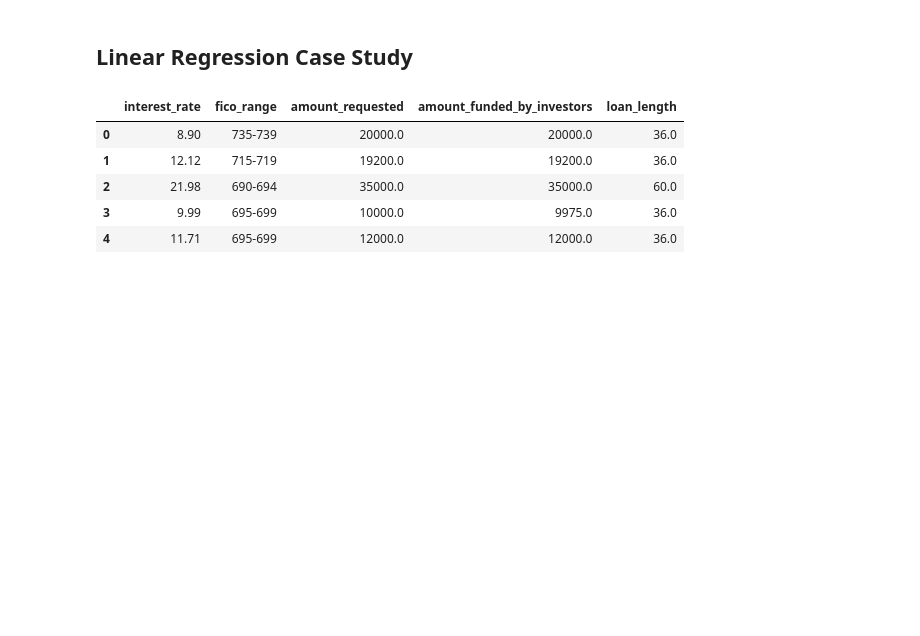
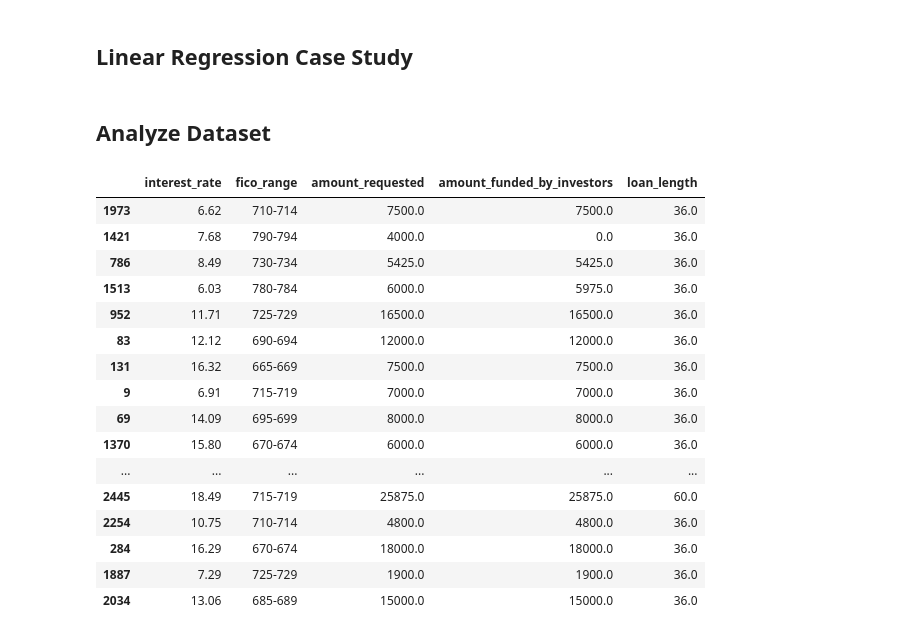
Before and after one commit to brooks-reece/linear-regression-case-study, a Jupyter notebook: linearregcs.ipynb, the cells around one changed output. Saved outputs shown, nothing was run; the diff lists cells and outputs as text; code cells hidden in the pictures; blank space fills up the shorter version.

```diff
--- a/linearregcs.ipynb
+++ b/linearregcs.ipynb
@@ -17,12 +17,25 @@ from sklearn.linear_model import LinearRegression
 from sklearn.metrics import r2_score, root_mean_squared_error, mean_absolute_error
 # %%
 loans_df = pd.read_csv("loans.csv")
+# %% [markdown]
+## Analyze Dataset
 # %%
-loans_df.head()
+loans_df.sample(20)
 # %% [output]
 |  | interest_rate | fico_range | amount_requested | amount_funded_by_investors | loan_length |
-| 0 | 8.90 | 735-739 | 20000.0 | 20000.0 | 36.0 |
-| 1 | 12.12 | 715-719 | 19200.0 | 19200.0 | 36.0 |
-| 2 | 21.98 | 690-694 | 35000.0 | 35000.0 | 60.0 |
-| 3 | 9.99 | 695-699 | 10000.0 | 9975.0 | 36.0 |
-| 4 | 11.71 | 695-699 | 12000.0 | 12000.0 | 36.0 |
+| 1973 | 6.62 | 710-714 | 7500.0 | 7500.0 | 36.0 |
+| 1421 | 7.68 | 790-794 | 4000.0 | 0.0 | 36.0 |
+| 786 | 8.49 | 730-734 | 5425.0 | 5425.0 | 36.0 |
+| 1513 | 6.03 | 780-784 | 6000.0 | 5975.0 | 36.0 |
+| 952 | 11.71 | 725-729 | 16500.0 | 16500.0 | 36.0 |
+| 83 | 12.12 | 690-694 | 12000.0 | 12000.0 | 36.0 |
+| 131 | 16.32 | 665-669 | 7500.0 | 7500.0 | 36.0 |
+| 9 | 6.91 | 715-719 | 7000.0 | 7000.0 | 36.0 |
+| 69 | 14.09 | 695-699 | 8000.0 | 8000.0 | 36.0 |
+| 1370 | 15.80 | 670-674 | 6000.0 | 6000.0 | 36.0 |
+| ... | ... | ... | ... | ... | ... |
+| 2445 | 18.49 | 715-719 | 25875.0 | 25875.0 | 60.0 |
+| 2254 | 10.75 | 710-714 | 4800.0 | 4800.0 | 36.0 |
+| 284 | 16.29 | 670-674 | 18000.0 | 18000.0 | 36.0 |
+| 1887 | 7.29 | 725-729 | 1900.0 | 1900.0 | 36.0 |
+| 2034 | 13.06 | 685-689 | 15000.0 | 15000.0 | 36.0 |
```
Also changed, not shown: parts of 27 cells of this notebook.
